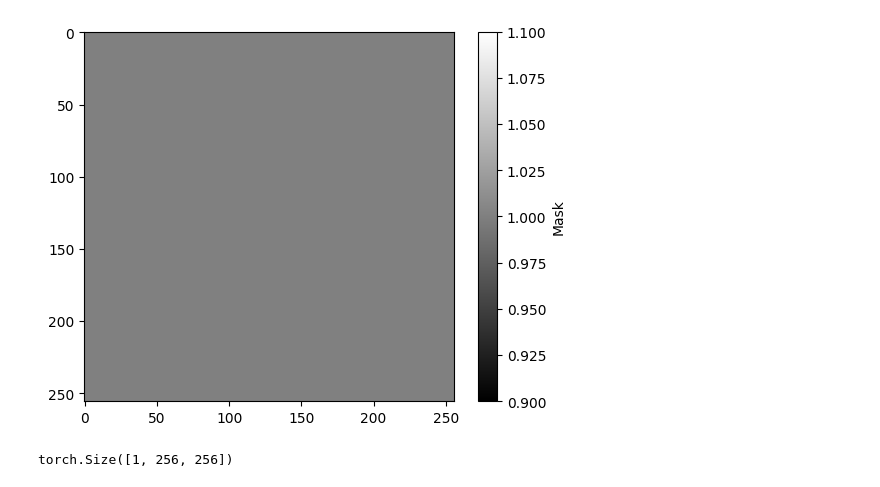
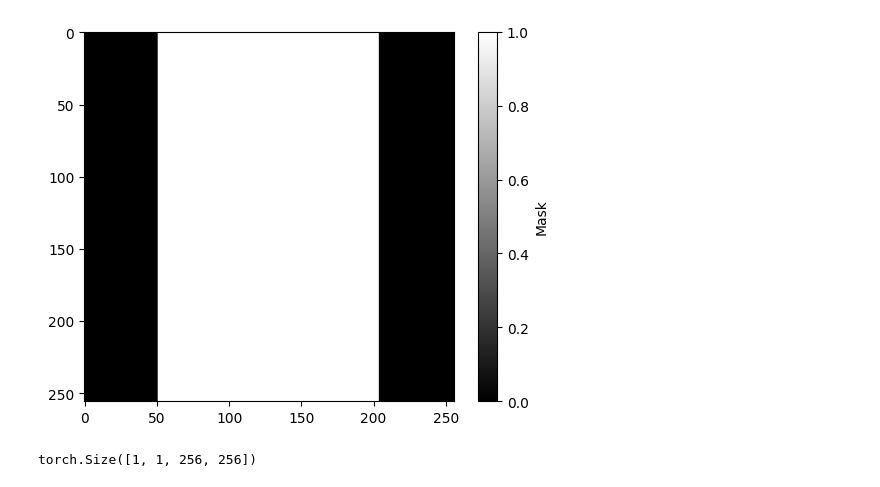
Before and after one commit to Mafaz03/CFD_DiT, a Jupyter notebook: inference/solver_inference.ipynb, the cells around one changed output. Saved outputs shown, nothing was run; the diff lists cells and outputs as text; code cells hidden in the pictures.

```diff
--- a/inference/solver_inference.ipynb
+++ b/inference/solver_inference.ipynb
@@ -305,22 +337,22 @@ scheduler = LinearNoiseScheduler(num_timesteps  = config['Scheduler']['num_times
 # %%
 m = torch.zeros(256, 256)
 
 y_start = 0
 y_end   = 1
 
-x_start = 0
-x_end   = 1
+x_start = 0.2
+x_end   = 0.8
 
 m[int(256*y_start):int(256*y_end),
   int(256*x_start):int(256*x_end)] = 1
 
 plt.imshow(m, cmap="gray")
 plt.colorbar(label="Mask")
 plt.show()
 
-m = m.unsqueeze(0)
+m = m.unsqueeze(0).unsqueeze(0)
 
 print(m.shape)
 # %% [output]
-[figure, old version]
+[figure, new version]
-torch.Size([1, 256, 256])
+torch.Size([1, 1, 256, 256])
```
Also changed, not shown: parts of 12 cells of this notebook, 9 other files.
